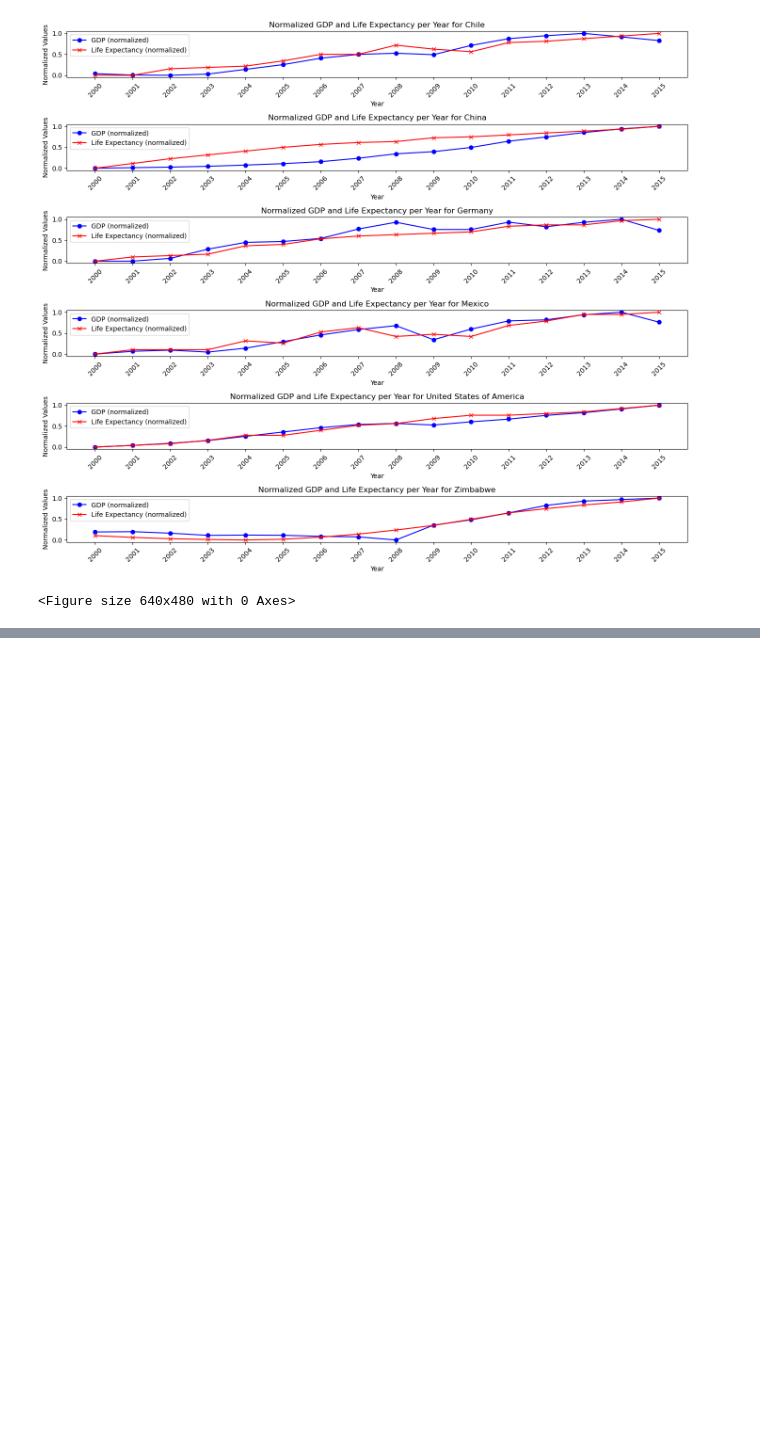
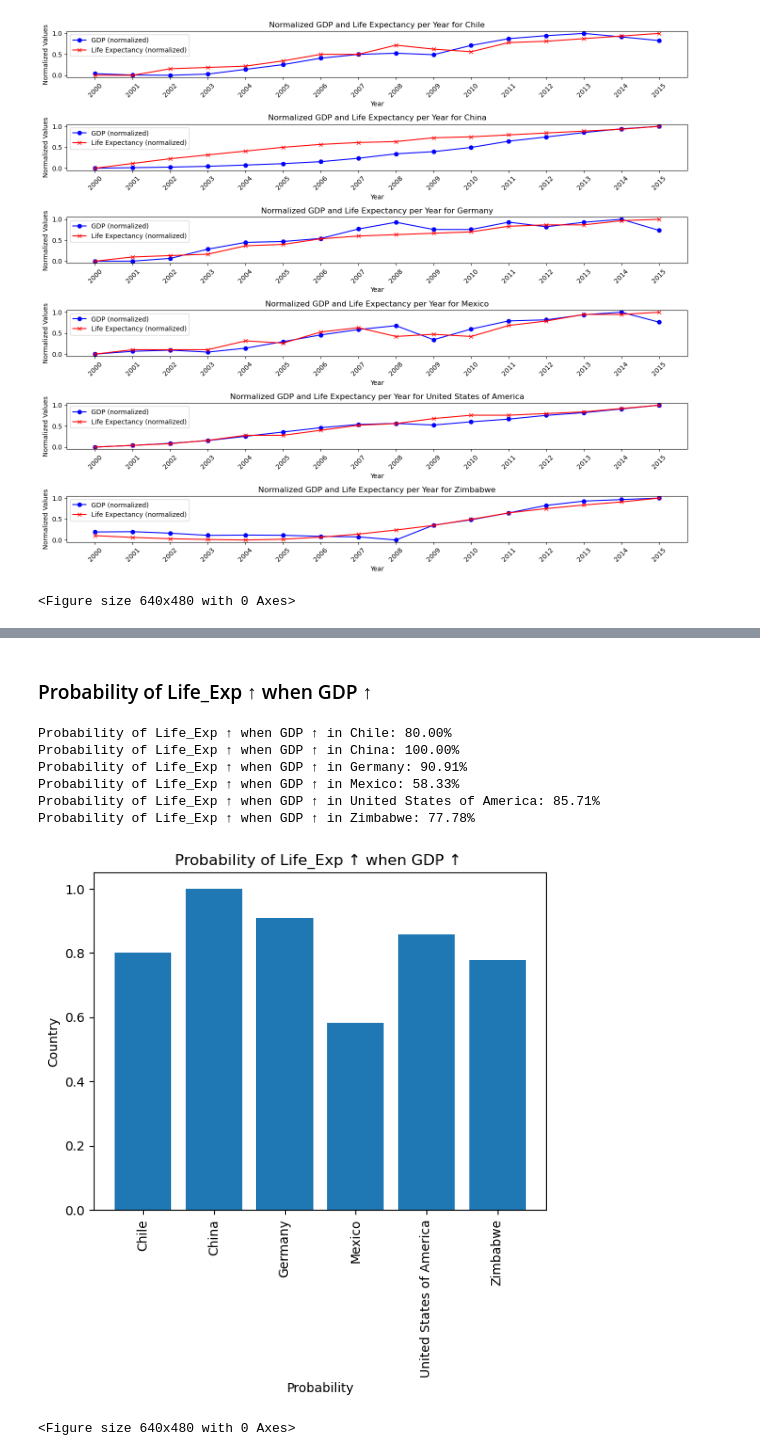
Before and after one commit to jhumayun/LifeExpectancyAndGDP, a Jupyter notebook: life_expectancy_gdp.ipynb, the cells around one changed output, grey strips where cells are left out. Drawn from its saved outputs; the diff is of its cells as text; code cells hidden in the pictures; blank space fills up the shorter version.

```diff
--- a/life_expectancy_gdp.ipynb
+++ b/life_expectancy_gdp.ipynb
@@ -401,0 +478,42 @@ plot_normalized_gdp_and_life_exp_per_year()
+# %% [markdown]
+### Probability of Life_Exp ↑ when GDP ↑
+# %%
+def probability_life_exp_increase_given_gdp_increase(df, country):
+    country_data = df[df['Country'] == country].sort_values(by='Year')
+
+    country_data['GDP_Change'] = country_data['GDP'].diff()
+    country_data['Life_Exp_Change'] = country_data['Life_Exp'].diff()
+
+    gdp_increase_count = (country_data['GDP_Change'] > 0).sum()
+    both_increase_count = ((country_data['GDP_Change'] > 0) & (country_data['Life_Exp_Change'] > 0)).sum()
+
+    probability = both_increase_count / gdp_increase_count if gdp_increase_count else 0
+    return probability
+
+p_y = []
+c_x = []
+for c in data.Country.unique():
+    c_x.append(c)
+    prob = probability_life_exp_increase_given_gdp_increase(data, c)
+    p_y.append(prob)
+    print(f"Probability of Life_Exp ↑ when GDP ↑ in {c}: {prob:.2%}")
+
+fig, ax = plt.subplots()
+ax.bar(c_x,p_y)
+ax.set_xlabel("Probability")
+ax.set_ylabel("Country")
+ax.set_title("Probability of Life_Exp ↑ when GDP ↑ ")
+ax.set_xticklabels(c_x, rotation=90)
+
+# Show the plot
+plt.show()
+plt.clf()
+# %% [output]
+Probability of Life_Exp ↑ when GDP ↑ in Chile: 80.00%
+Probability of Life_Exp ↑ when GDP ↑ in China: 100.00%
+Probability of Life_Exp ↑ when GDP ↑ in Germany: 90.91%
+Probability of Life_Exp ↑ when GDP ↑ in Mexico: 58.33%
+Probability of Life_Exp ↑ when GDP ↑ in United States of America: 85.71%
+Probability of Life_Exp ↑ when GDP ↑ in Zimbabwe: 77.78%
+[figure, added]
+<Figure size 640x480 with 0 Axes>
```
Also changed, not shown: parts of 13 cells of this notebook, 5 other files.
